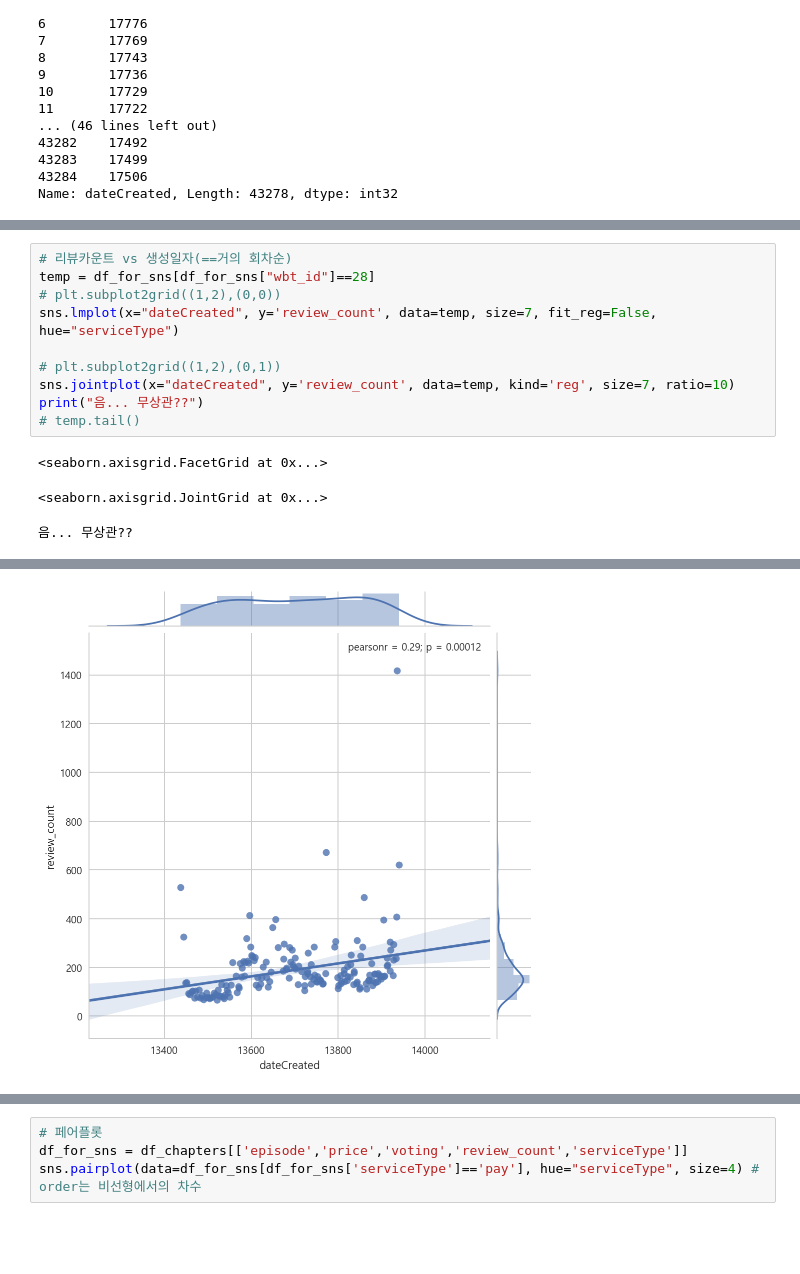
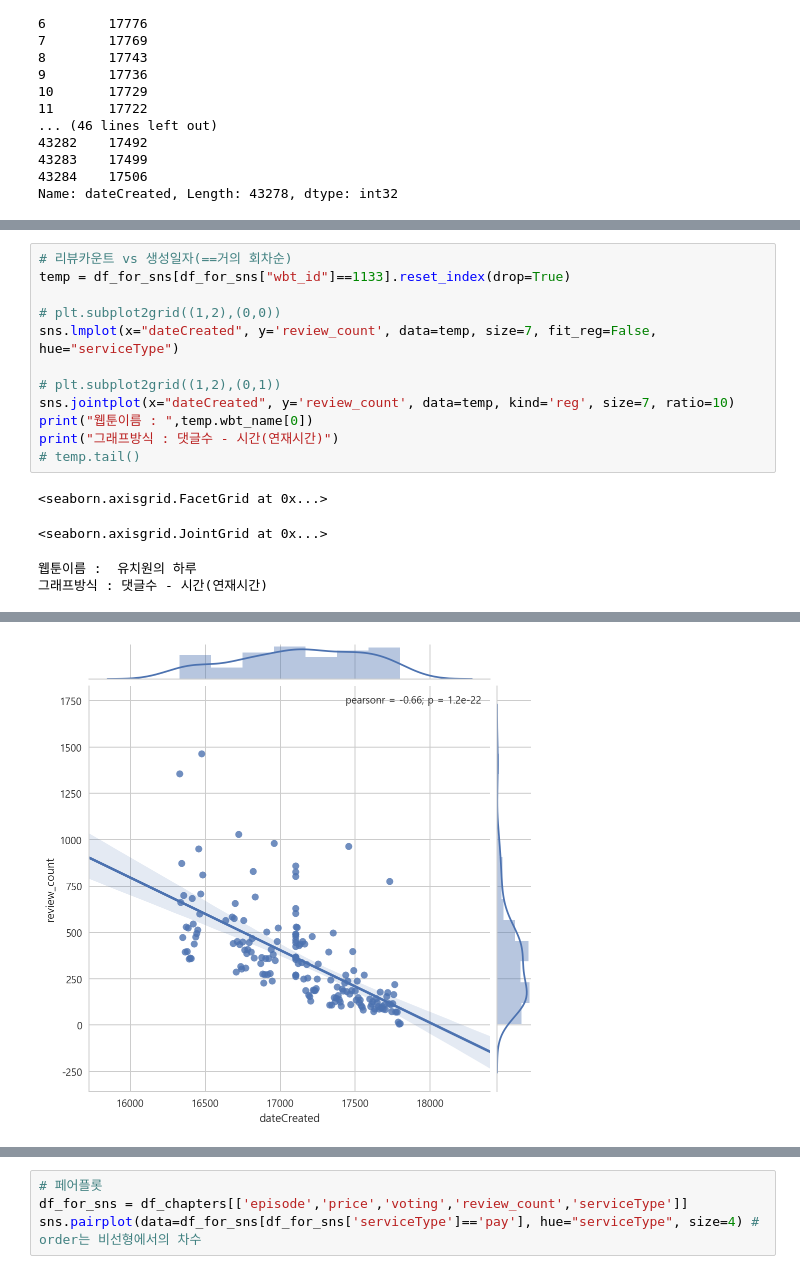
Before and after one commit to brightscannon/Webtoon_recommand_system, a Jupyter notebook: 1_Daum_EDA.ipynb, the cells around one changed output, grey strips where cells are left out. Drawn from its saved outputs; the diff is of its cells as text; blank space fills up the shorter version.

```diff
--- a/1_Daum_EDA.ipynb
+++ b/1_Daum_EDA.ipynb
@@ -553,14 +564,17 @@ df_for_sns[df_for_sns["serviceType"]=='pay'].iloc[1300:11100,:]
 # %%
 # 리뷰카운트 vs 생성일자(==거의 회차순)
-temp = df_for_sns[df_for_sns["wbt_id"]==28]
+temp = df_for_sns[df_for_sns["wbt_id"]==1133].reset_index(drop=True)
+
 # plt.subplot2grid((1,2),(0,0))
 sns.lmplot(x="dateCreated", y='review_count', data=temp, size=7, fit_reg=False, hue="serviceType")
 
 # plt.subplot2grid((1,2),(0,1))
 sns.jointplot(x="dateCreated", y='review_count', data=temp, kind='reg', size=7, ratio=10)
-print("음... 무상관??")
+print("웹툰이름 : ",temp.wbt_name[0])
+print("그래프방식 : 댓글수 - 시간(연재시간)")
 # temp.tail()
 # %% [output]
 <seaborn.axisgrid.FacetGrid at 0x...>
 <seaborn.axisgrid.JointGrid at 0x...>
-음... 무상관??
+웹툰이름 :  유치원의 하루
+그래프방식 : 댓글수 - 시간(연재시간)
@@ -568,4 +582,4 @@ print("음... 무상관??")
-[figure, old version]
+[figure, new version]
 # %%
 # 보팅 vs 생성일자
 # temp = df_for_sns[df_for_sns["wbt_id"]==1223]
```
Also changed, not shown: parts of 6 cells of this notebook.
